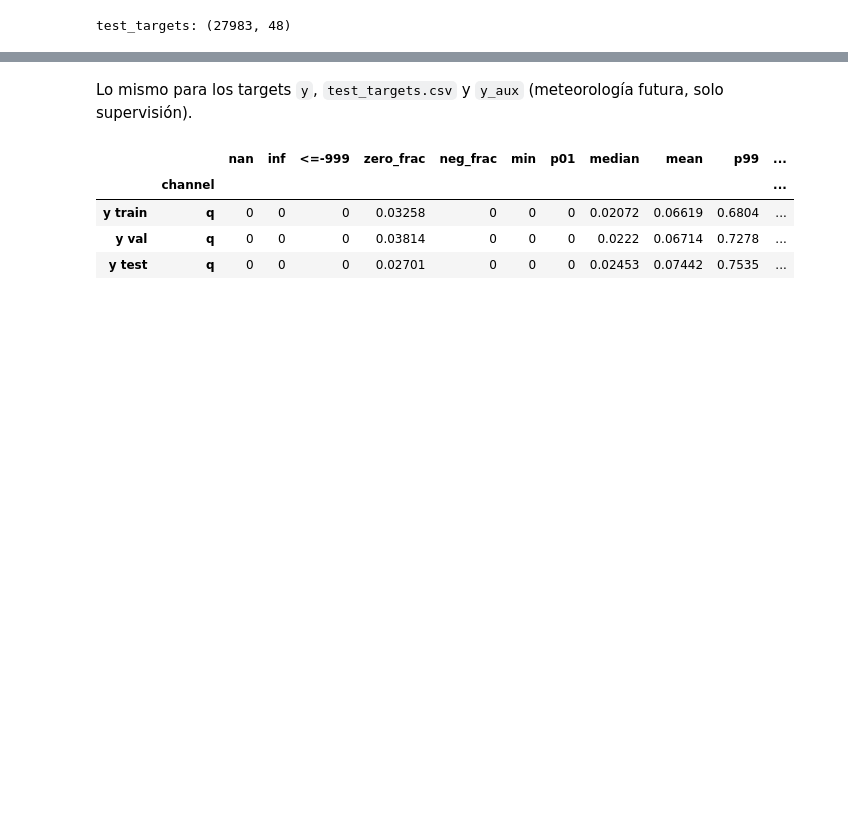
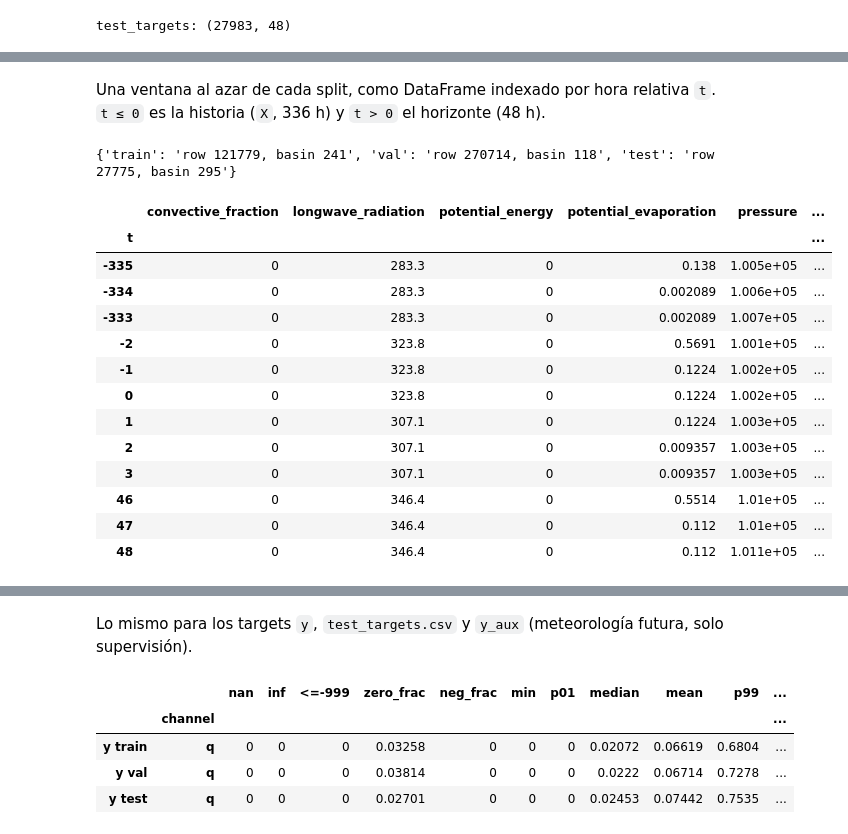
Before and after one commit to hugoangeles0810/utec-deeplearning-lab02, a Jupyter notebook: notebooks/01_eda.ipynb, the cells around one changed output, grey strips where cells are left out. Drawn from its saved outputs; the diff is of its cells as text; code cells hidden in the pictures; blank space fills up the shorter version.

```diff
--- a/notebooks/01_eda.ipynb
+++ b/notebooks/01_eda.ipynb
@@ -97,0 +123,52 @@ test_targets: (27983, 48)
+# %% [markdown]
+Una ventana al azar de cada split, como DataFrame indexado por hora relativa `t`. `t ≤ 0` es la
+historia (`X`, 336 h) y `t > 0` el horizonte (48 h).
+# %%
+def window_frame(
+    x: np.ndarray, q_future: np.ndarray, aux_future: np.ndarray | None = None
+) -> pd.DataFrame:
+    """One sample as a table: rows = relative hour t (t <= 0 history, t > 0 horizon).
+
+    x: (336, 12) history; q_future: (48,) discharge; aux_future: (48, 11) or None (test).
+    """
+    hist = pd.DataFrame(x, columns=CHANNELS, index=np.arange(1 - len(x), 1))
+    fut = pd.DataFrame(np.nan, columns=CHANNELS, index=np.arange(1, len(q_future) + 1))
+    fut[CHANNELS[TARGET_CH]] = q_future
+    if aux_future is not None:
+        fut[[CHANNELS[c] for c in meta["y_aux_channels"]]] = aux_future
+    frame = pd.concat([hist, fut])
+    frame.index.name = "t"
+    return frame
+
+
+def preview(frame: pd.DataFrame, n: int = 3) -> pd.DataFrame:
+    """Head, the history/horizon boundary and tail of a window_frame."""
+    return pd.concat([frame.head(n), frame.loc[1 - n : n], frame.tail(n)])
+
+
+sample_rng = np.random.default_rng(SEED)  # keep the shared rng untouched for later cells
+samples = {s: int(sample_rng.choice(IDX[s])) for s in ["train", "val"]}
+samples["test"] = int(sample_rng.integers(len(X_test)))
+print(
+    {s: f"row {i}, basin {(basin_test if s == 'test' else basin)[i]}" for s, i in samples.items()}
+)
+# %% [output]
+{'train': 'row 121779, basin 241', 'val': 'row 270714, basin 118', 'test': 'row 27775, basin 295'}
+# %%
+i = samples["train"]
+preview(window_frame(X[i], y[i], y_aux[i]))
+# %% [output]
+|  | convective_fraction | longwave_radiation | potential_energy | potential_evaporation | pressure | ... |
+| t |  |  |  |  |  | ... |
+| -335 | 0 | 283.3 | 0 | 0.138 | 1.005e+05 | ... |
+| -334 | 0 | 283.3 | 0 | 0.002089 | 1.006e+05 | ... |
+| -333 | 0 | 283.3 | 0 | 0.002089 | 1.007e+05 | ... |
+| -2 | 0 | 323.8 | 0 | 0.5691 | 1.001e+05 | ... |
+| -1 | 0 | 323.8 | 0 | 0.1224 | 1.002e+05 | ... |
+| 0 | 0 | 323.8 | 0 | 0.1224 | 1.002e+05 | ... |
+| 1 | 0 | 307.1 | 0 | 0.1224 | 1.003e+05 | ... |
+| 2 | 0 | 307.1 | 0 | 0.009357 | 1.003e+05 | ... |
+| 3 | 0 | 307.1 | 0 | 0.009357 | 1.003e+05 | ... |
+| 46 | 0 | 346.4 | 0 | 0.5514 | 1.01e+05 | ... |
+| 47 | 0 | 346.4 | 0 | 0.112 | 1.01e+05 | ... |
+| 48 | 0 | 346.4 | 0 | 0.112 | 1.011e+05 | ... |
```
Also changed, not shown: parts of 9 cells of this notebook.
